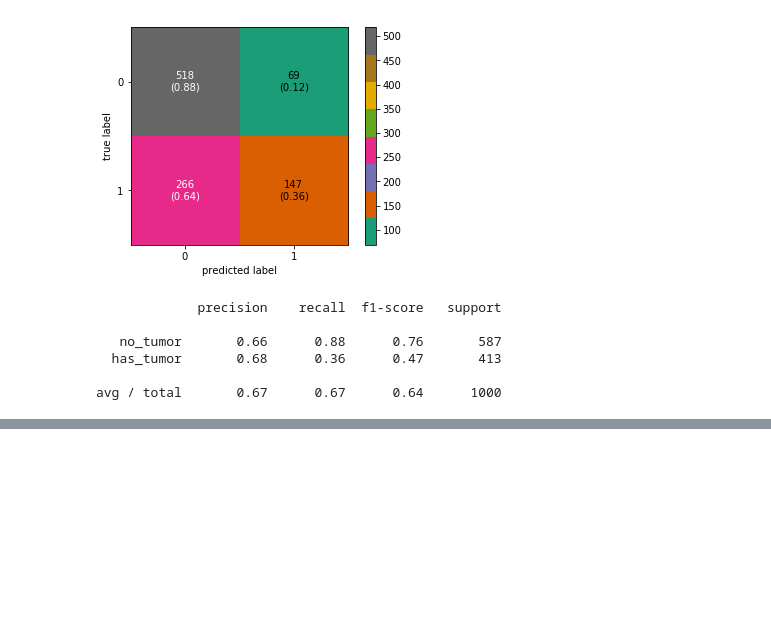
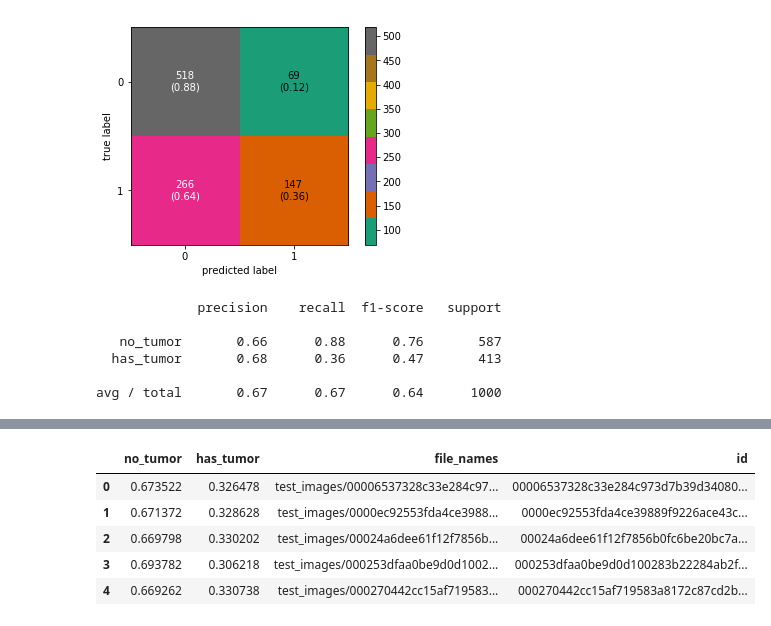
Before and after one commit to billaram/kaggle_works, a Jupyter notebook: histopathologic_cancer_detection.ipynb, the cells around one changed output, grey strips where cells are left out. Saved outputs shown, nothing was run; the diff lists cells and outputs as text; code cells hidden in the pictures; blank space fills up the shorter version.

Commit message:
Fit Prediction Added

```diff
--- a/histopathologic_cancer_detection.ipynb
+++ b/histopathologic_cancer_detection.ipynb
@@ -460,0 +510,7 @@ avg / total       0.67      0.67      0.64      1000
+# %%
+test_path ='test_dir'
+test_gen = datagen.flow_from_directory(test_path,
+                                        target_size=(IMAGE_SIZE,IMAGE_SIZE),
+                                        batch_size=1,
+                                        class_mode='categorical',
+                                        shuffle=False)
@@ -460,0 +519,9 @@ avg / total       0.67      0.67      0.64      1000
+# %%
+num_test_images = 57458 #len(os.listdir('test_dir/test_images')
+
+predictions = model.predict_generator(test_gen, steps=num_test_images, verbose=1)
+
+if predictions.shape[0] == num_test_images:
+    print('All Predictions Done!')
+else:
+    print('Error!')
@@ -460,0 +531,4 @@ avg / total       0.67      0.67      0.64      1000
+# %%
+# Put the predictions into a dataframe
+df_preds = pd.DataFrame(predictions, columns=['no_tumor', 'has_tumor'])
+df_preds.head()
@@ -460,0 +542,33 @@ avg / total       0.67      0.67      0.64      1000
+# %%
+# This outputs the file names in the sequence in which the generator processed the test images.
+test_filenames = test_gen.filenames
+
+# add the filenames to the dataframe
+df_preds['file_names'] = test_filenames
+
+# Create an id column
+# A file name now has this format:
+# images/00006537328c33e284c973d7b39d340809f7271b.tif
+
+# This function will extract the id:
+# 00006537328c33e284c973d7b39d340809f7271b
+def extract_id(x):
+
+    # split into a list
+    a = x.split('/')
+    # split into a list
+    b = a[1].split('.')
+    extracted_id = b[0]
+
+    return extracted_id
+
+df_preds['id'] = df_preds['file_names'].apply(extract_id)
+
+df_preds.head()
+# %% [output]
+|  | no_tumor | has_tumor | file_names | id |
+| 0 | 0.673522 | 0.326478 | test_images/00006537328c33e284c97... | 00006537328c33e284c973d7b39d34080... |
+| 1 | 0.671372 | 0.328628 | test_images/0000ec92553fda4ce3988... | 0000ec92553fda4ce39889f9226ace43c... |
+| 2 | 0.669798 | 0.330202 | test_images/00024a6dee61f12f7856b... | 00024a6dee61f12f7856b0fc6be20bc7a... |
+| 3 | 0.693782 | 0.306218 | test_images/000253dfaa0be9d0d1002... | 000253dfaa0be9d0d100283b22284ab2f... |
+| 4 | 0.669262 | 0.330738 | test_images/000270442cc15af719583... | 000270442cc15af719583a8172c87cd2b... |
```
Also changed, not shown: parts of 10 cells of this notebook.
